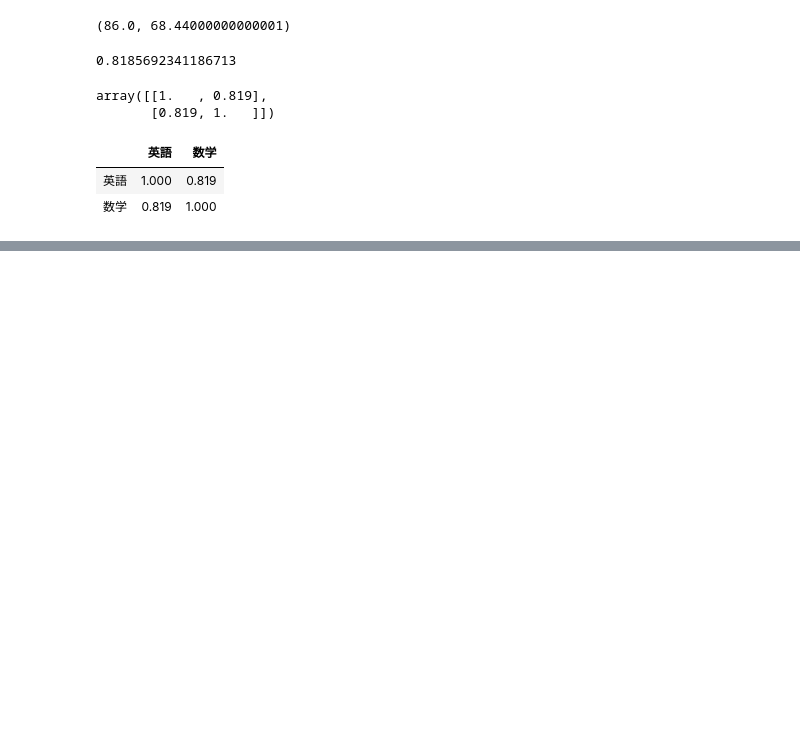
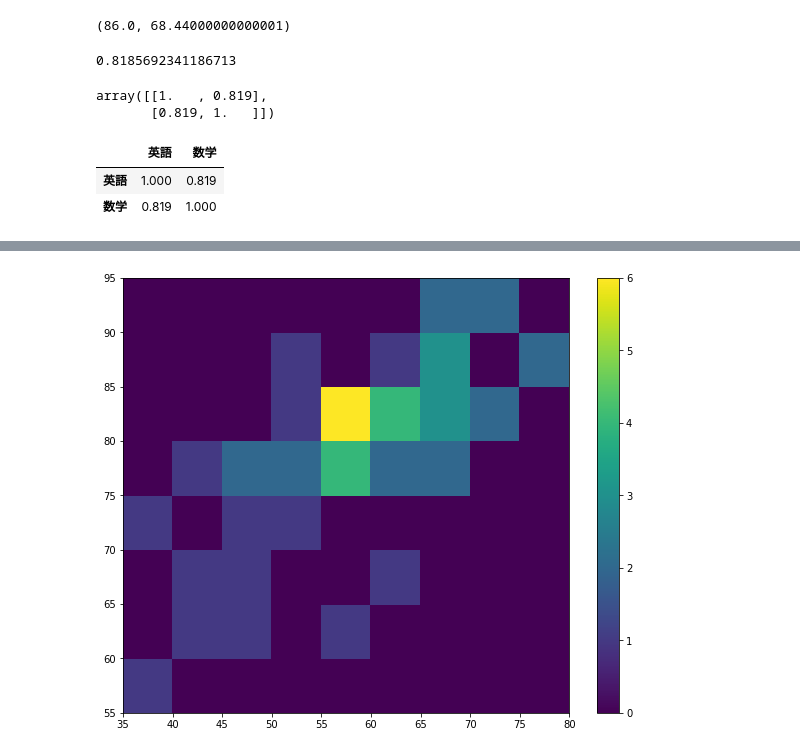
Before and after one commit to katuhito/python_statistics, a Jupyter notebook: Organize 2D data.ipynb, the cells around one changed output, grey strips where cells are left out. Cells and saved outputs as stored; diff of their text form; code cells hidden in the pictures; blank space fills up the shorter version.

```diff
--- a/Organize 2D data.ipynb
+++ b/Organize 2D data.ipynb
@@ -128,0 +181,15 @@ scores_df.corr()
+# %%
+#ヒートマップ
+#ヒートマップはヒストグラムの2次元版を色によって表すことができるグラフ
+#hist2dメソッドで作成することができる
+fig = plt.figure(figsize=(10, 8))
+ax = fig.add_subplot(111)
+
+c = ax.hist2d(english_scores, math_scores, bins=[9, 8], range=[(35, 80), (55, 95)])
+ax.set_xticks(c[1])
+ax.set_yticks(c[2])
+#カラーバーの表示
+fig.colorbar(c[3], ax=ax)
+plt.show()
+# %% [output]
+[figure, added]
```
Also changed, not shown: parts of 6 cells of this notebook, 1 other file.
